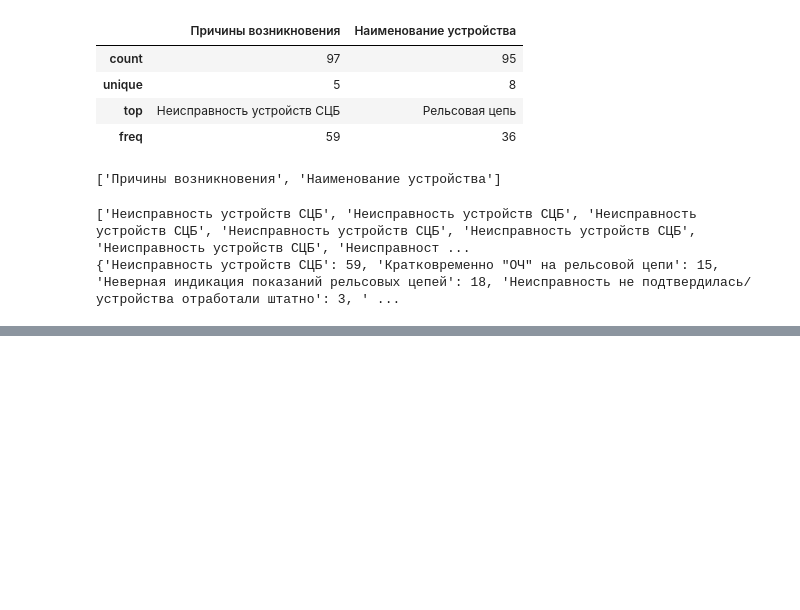
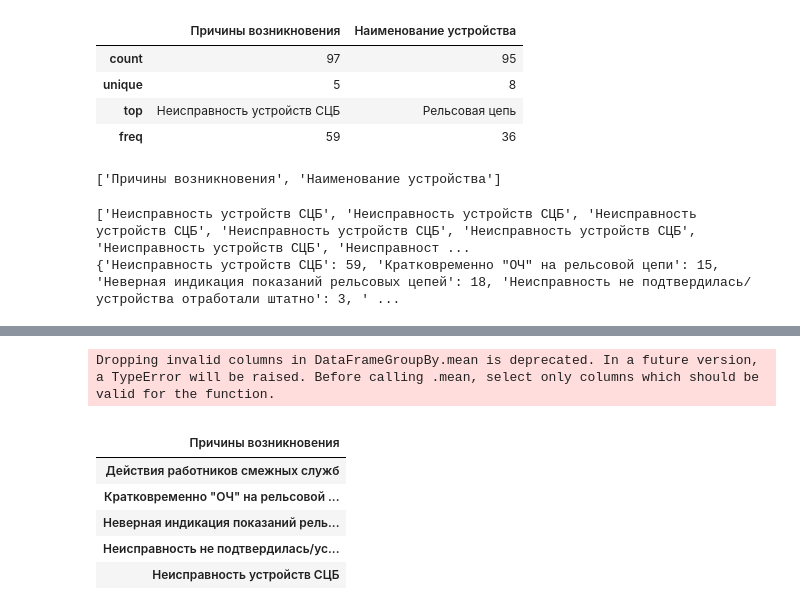
Before and after one commit to FrolovskiyKirill/Charts, a Jupyter notebook: Test_Charts.ipynb, the cells around one changed output, grey strips where cells are left out. Saved outputs shown, nothing was run; the diff lists cells and outputs as text; code cells hidden in the pictures; blank space fills up the shorter version.

```diff
--- a/Test_Charts.ipynb
+++ b/Test_Charts.ipynb
@@ -81,0 +156,11 @@ plt.show()
+# %%
+pd.pivot_table(df, index=["Причины возникновения"])
+# %% [output]
+Dropping invalid columns in DataFrameGroupBy.mean is deprecated. In a future version, a TypeError will be raised. Before calling .mean, select only columns which should be valid for the function.
+|  |
+| Причины возникновения |
+| Действия работников смежных служб |
+| Кратковременно "ОЧ" на рельсовой ... |
+| Неверная индикация показаний рель... |
+| Неисправность не подтвердилась/ус... |
+| Неисправность устройств СЦБ |
```
Also changed, not shown: parts of 7 cells of this notebook.
